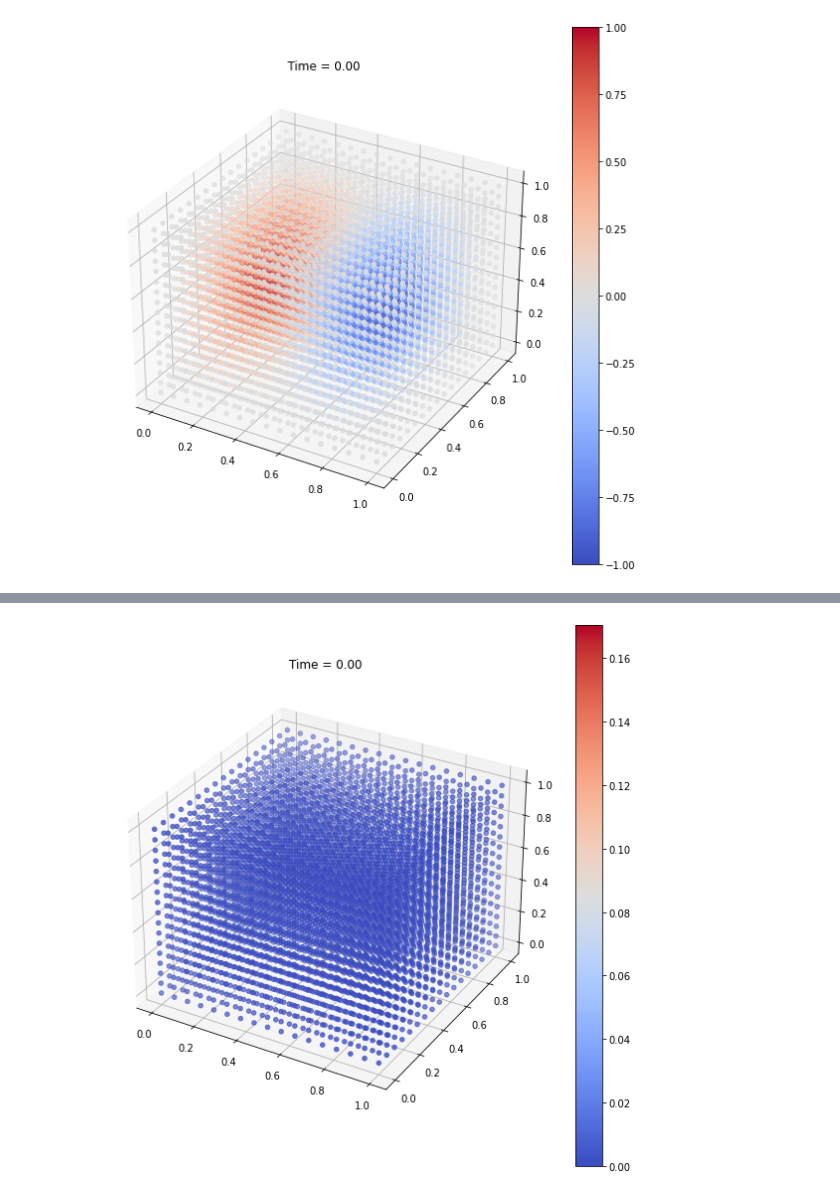
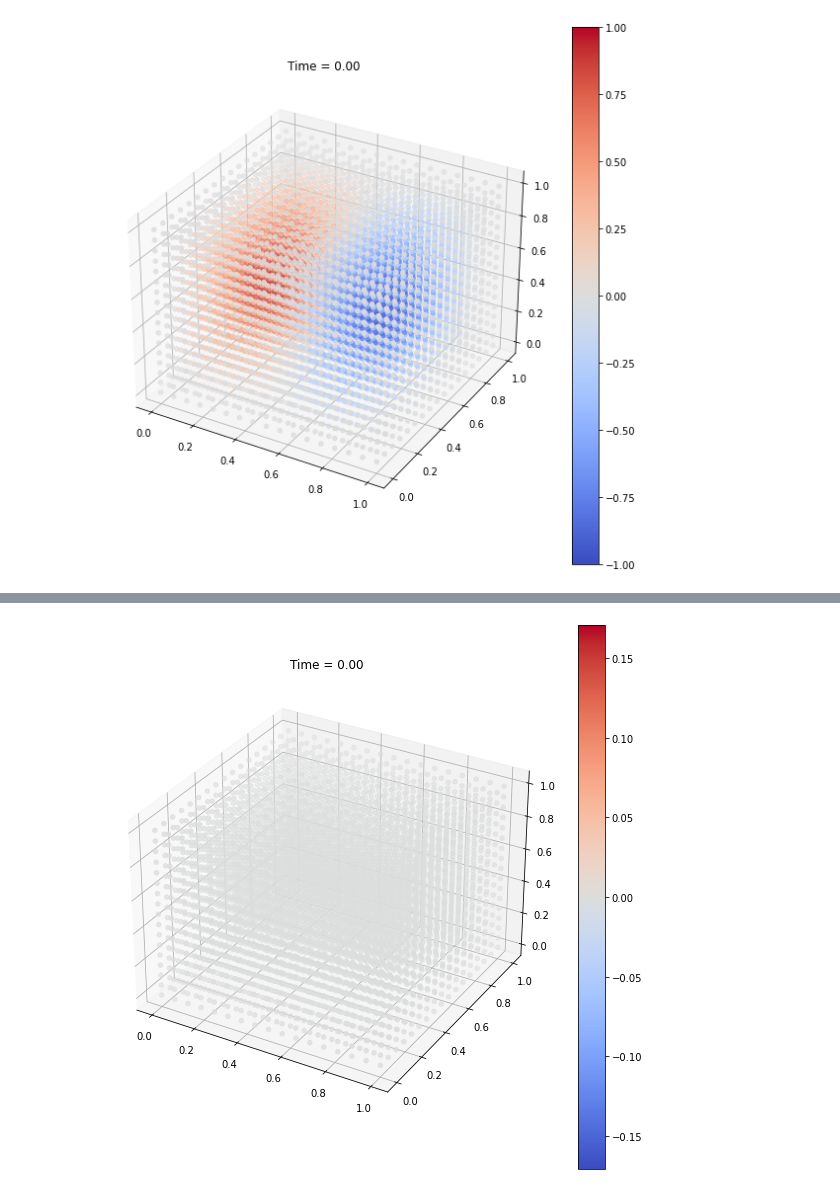
Before and after one commit to emsidorov/supercomputers, a Jupyter notebook: task_2/test.ipynb, the cells around one changed output, grey strips where cells are left out. Saved outputs shown, nothing was run; the diff lists cells and outputs as text; code cells hidden in the pictures.

```diff
--- a/task_2/test.ipynb
+++ b/task_2/test.ipynb
@@ -68,7 +69,7 @@ def downsample_matrix(matrix, factor):
     """ Уменьшение размера матрицы с заданным коэффициентом. """
     return matrix[:, ::factor, ::factor, ::factor]
 
-def animate_matrix(matrix):
+def animate_matrix(matrix, cmap='coolwarm'):
     """ Создание анимации для 4D матрицы. """
     fig = plt.figure(figsize=(10, 10))
     ax = fig.add_subplot(111, projection='3d')
@@ -77,7 +78,7 @@ def animate_matrix(matrix):
     max_value = np.max(matrix)
 
     norm = Normalize(vmin=min_value, vmax=max_value)  # Использование реальных минимального и максимального значений
-    mappable = ScalarMappable(norm=norm, cmap='coolwarm')
+    mappable = ScalarMappable(norm=norm, cmap=cmap)
 
     # Добавление цветовой шкалы к фигуре
     fig.colorbar(mappable, ax=ax, orientation='vertical')
@@ -92,7 +93,7 @@ def animate_matrix(matrix):
             y.flatten() * h * scale_factor,
             z.flatten() * h * scale_factor,
             c=matrix[frame].flatten(),
-            cmap='coolwarm', norm=norm
+            cmap=cmap, norm=norm
         )
 
     ani = FuncAnimation(fig, update, frames=matrix.shape[0], interval=250)
@@ -118,9 +129,9 @@ ani.save("analytical.mp4")
 # %%
-downsampled_matrix = downsample_matrix(np.abs(matrix - anal_matrix), factor=scale_factor)
+downsampled_matrix = downsample_matrix(matrix - anal_matrix, factor=scale_factor)
 
 # Анимация уменьшенной матрицы
 ani = animate_matrix(downsampled_matrix)
 # %% [output]
-[figure, old version]
+[figure, new version]
 # %%
 ani.save("error.mp4")
```
Also changed, not shown: parts of 3 cells of this notebook, 5 other files.
